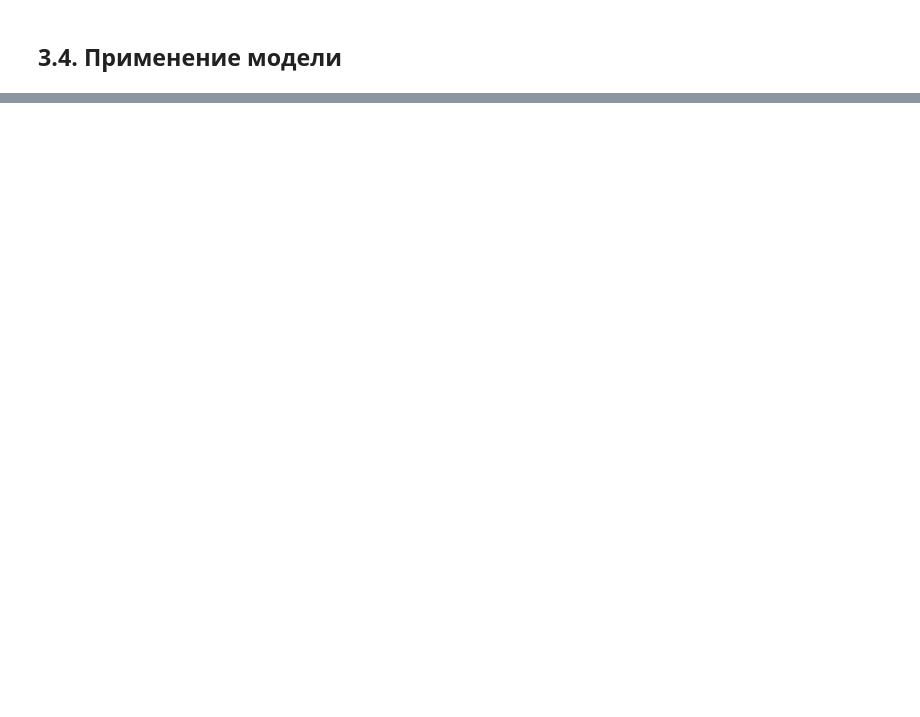
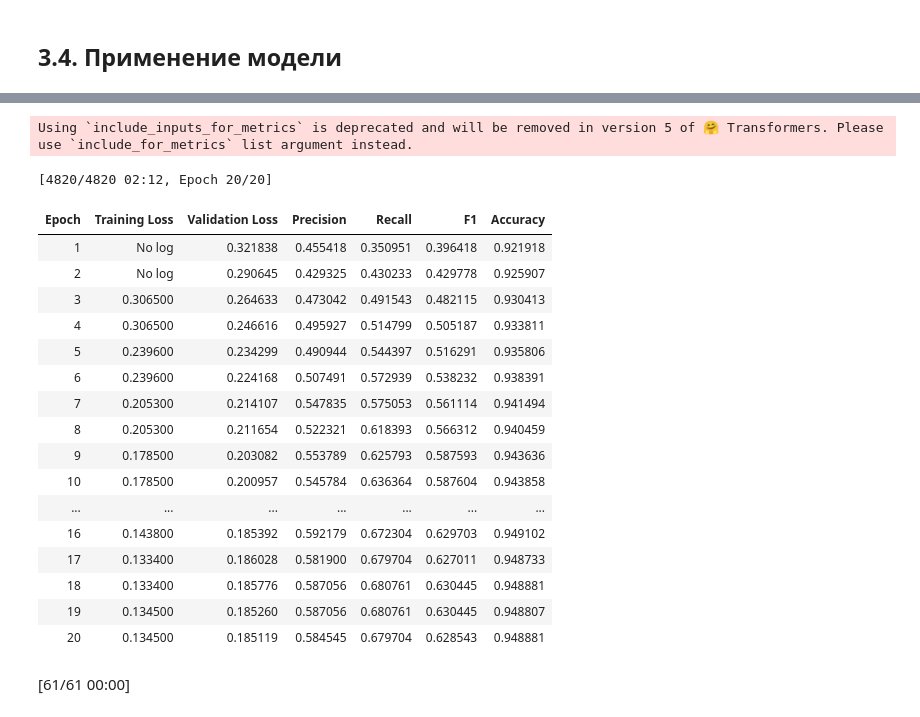
Before and after one commit to ksetdekov/LLM_2024_education, a Jupyter notebook: ДЗ2.ipynb, the cells around one changed output, grey strips where cells are left out. Cells and saved outputs as stored; diff of their text form; code cells hidden in the pictures; blank space fills up the shorter version.

```diff
--- a/ДЗ2.ipynb
+++ b/ДЗ2.ipynb
@@ -79,0 +114,3 @@ Deberta_base | 0.740 |
+# %%
+!wget https://github.com/cimm-kzn/RuDReC/raw/master/data/rudrec_annotated.json
+drugs = list(load_rudrec('rudrec_annotated.json'))
@@ -84,4 +206,58 @@ Deberta_base | 0.740 |
 # %% [markdown]
 ## 3.4. Применение модели
 # %%
-# model inference
+data_collator = DataCollatorForTokenClassification(tokenizer)
+metric = load_metric("seqeval")
+def compute_metrics(p):
+    predictions, labels, inputs = p.predictions, p.label_ids, p.inputs
+    predictions = np.argmax(p.predictions, axis=2)
+
+    # send only the first token of each word to the evaluation
+    true_predictions = []
+    true_labels = []
+    for prediction, label, tokens in zip(predictions, labels, inputs):
+        true_predictions.append([])
+        true_labels.append([])
+        for (p, l, t) in zip(prediction, label, tokens):
+            if l != -100 and not tokenizer.convert_ids_to_tokens(int(t)).startswith('##'):
+                true_predictions[-1].append(label_list[p])
+                true_labels[-1].append(label_list[l])
+
+    results = metric.compute(predictions=true_predictions, references=true_labels, zero_division=0)
+    return {
+        "precision": results["overall_precision"],
+        "recall": results["overall_recall"],
+        "f1": results["overall_f1"],
+        "accuracy": results["overall_accuracy"],
+    }
+noisy_logger.setLevel(logging.WARNING)
+# разморозка
+for param in model.parameters():
+    param.requires_grad = True
+# смена аргументов
+args = TrainingArguments(
+    "ner",
+    evaluation_strategy = "epoch",
+    learning_rate=1e-5,
+    per_device_train_batch_size=batch_size,
+    per_device_eval_batch_size=batch_size,
+    num_train_epochs=20,
+    weight_decay=0.01,
+    save_strategy='no',
+    report_to='none',
+    include_inputs_for_metrics=True,
+)
+
+trainer = Trainer(
+    model,
+    args,
+    train_dataset=tokenized_datasets["train"],
+    eval_dataset=tokenized_datasets["test"],
+    data_collator=data_collator,
+    tokenizer=tokenizer,
+    compute_metrics=compute_metrics
+)
+# обучение и прогноз бейзлайна
+trainer.train()
+trainer.evaluate()
+# %% [output]
@@ -87,0 +268,20 @@ Deberta_base | 0.740 |
+Using `include_inputs_for_metrics` is deprecated and will be removed in version 5 of 🤗 Transformers. Please use `include_for_metrics` list argument instead.
+[4820/4820 02:12, Epoch 20/20]
+| Epoch | Training Loss | Validation Loss | Precision | Recall | F1 | Accuracy |
+| 1 | No log | 0.321838 | 0.455418 | 0.350951 | 0.396418 | 0.921918 |
+| 2 | No log | 0.290645 | 0.429325 | 0.430233 | 0.429778 | 0.925907 |
+| 3 | 0.306500 | 0.264633 | 0.473042 | 0.491543 | 0.482115 | 0.930413 |
+| 4 | 0.306500 | 0.246616 | 0.495927 | 0.514799 | 0.505187 | 0.933811 |
+| 5 | 0.239600 | 0.234299 | 0.490944 | 0.544397 | 0.516291 | 0.935806 |
+| 6 | 0.239600 | 0.224168 | 0.507491 | 0.572939 | 0.538232 | 0.938391 |
+| 7 | 0.205300 | 0.214107 | 0.547835 | 0.575053 | 0.561114 | 0.941494 |
+| 8 | 0.205300 | 0.211654 | 0.522321 | 0.618393 | 0.566312 | 0.940459 |
+| 9 | 0.178500 | 0.203082 | 0.553789 | 0.625793 | 0.587593 | 0.943636 |
+| 10 | 0.178500 | 0.200957 | 0.545784 | 0.636364 | 0.587604 | 0.943858 |
+| ... | ... | ... | ... | ... | ... | ... |
+| 16 | 0.143800 | 0.185392 | 0.592179 | 0.672304 | 0.629703 | 0.949102 |
+| 17 | 0.133400 | 0.186028 | 0.581900 | 0.679704 | 0.627011 | 0.948733 |
+| 18 | 0.133400 | 0.185776 | 0.587056 | 0.680761 | 0.630445 | 0.948881 |
+| 19 | 0.134500 | 0.185260 | 0.587056 | 0.680761 | 0.630445 | 0.948807 |
+| 20 | 0.134500 | 0.185119 | 0.584545 | 0.679704 | 0.628543 | 0.948881 |
+[61/61 00:00]
```
Also changed, not shown: parts of 7 cells of this notebook.
